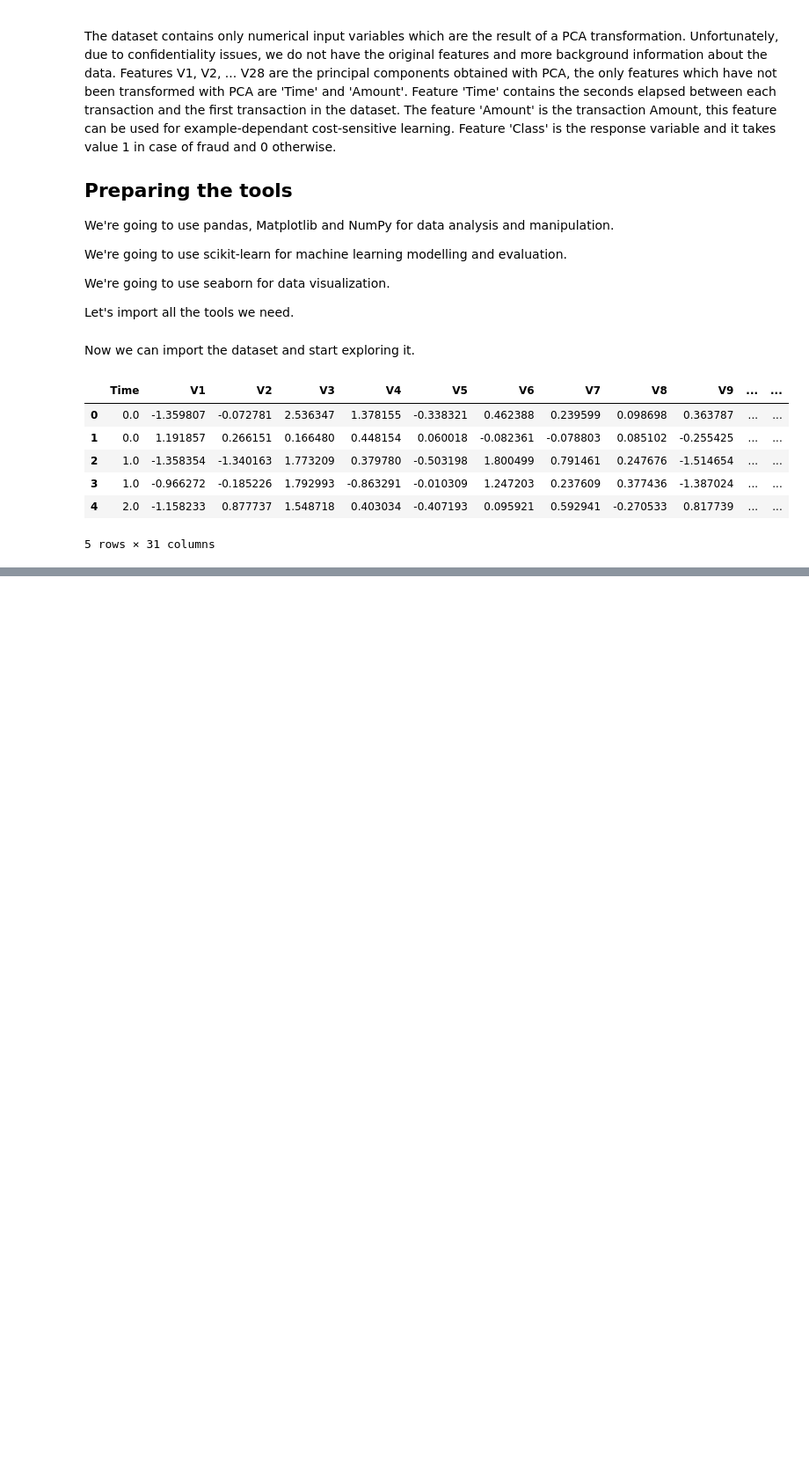
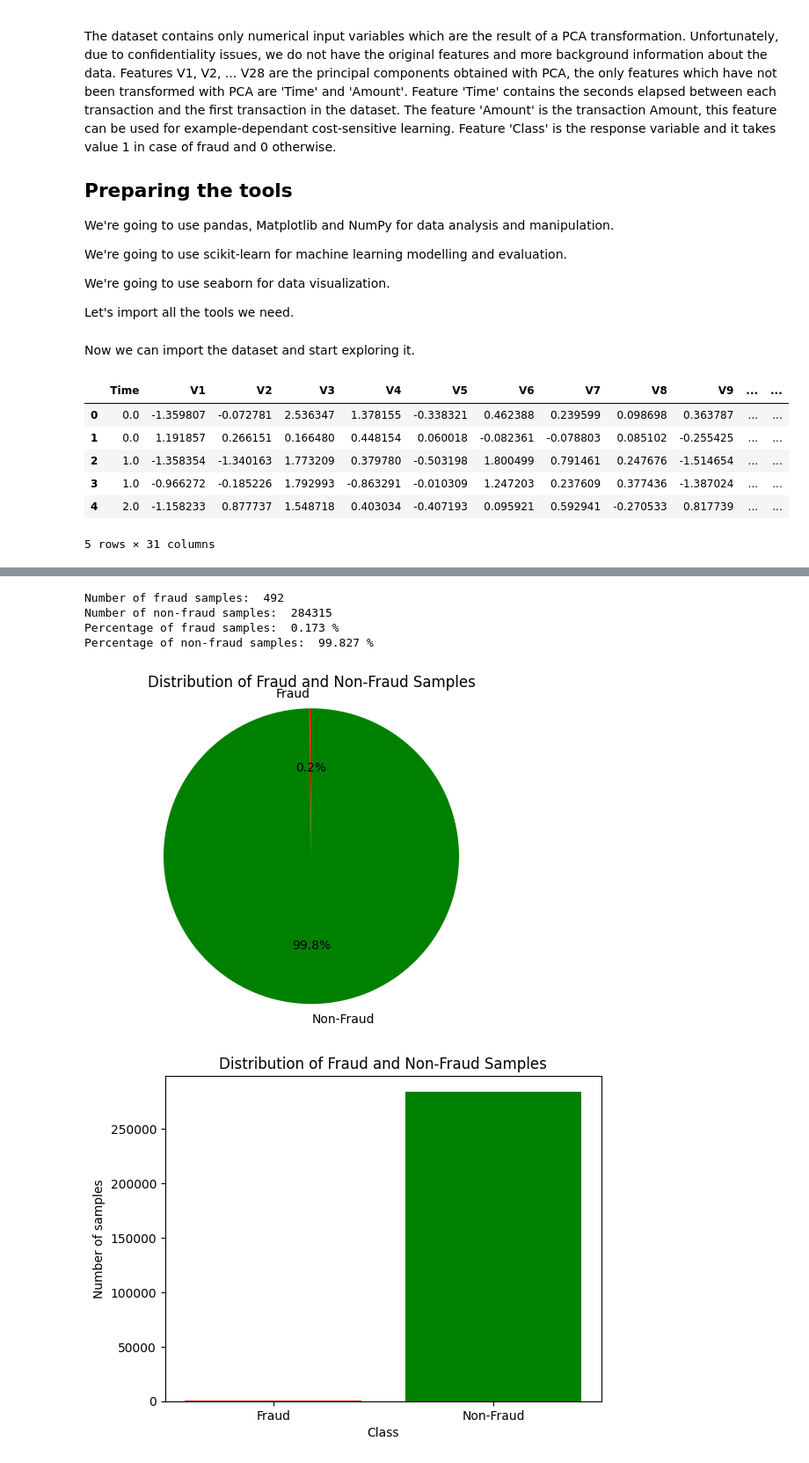
Before and after one commit to andreaoliveira9/Projeto-TAA-1, a Jupyter notebook: Project.ipynb, the cells around one changed output, grey strips where cells are left out. Shown at 88% size. Cells and saved outputs as stored; diff of their text form; code cells hidden in the pictures; blank space fills up the shorter version.

Commit message:
initial data setup and data overview

```diff
--- a/Project.ipynb
+++ b/Project.ipynb
@@ -44,0 +73,9 @@ data.head()
+# %%
+X = data[features]
+Y = data[label_column]
+
+m = len(X)
+n = len(X.columns)
+
+print("Number of samples: ", m)
+print("Number of features: ", n)
@@ -44,0 +89,35 @@ data.head()
+# %%
+fraud_samples = len(Y[Y == 1])
+non_fraud_samples = len(Y[Y == 0])
+
+print("Number of fraud samples: ", fraud_samples)
+
+print("Number of non-fraud samples: ", non_fraud_samples)
+
+print("Percentage of fraud samples: ", round(fraud_samples / m * 100, 3), "%")
+
+print("Percentage of non-fraud samples: ", round(non_fraud_samples / m * 100, 3), "%")
+
+# Ploting the data to see the distribution of fraud and non-fraud samples
+labels = ['Fraud', 'Non-Fraud']
+sizes = [fraud_samples, non_fraud_samples]
+colors = ['red','green']
+
+plt.pie(sizes, labels=labels, colors=colors, autopct='%1.1f%%', startangle=90)
+plt.axis('equal')
+plt.title('Distribution of Fraud and Non-Fraud Samples')
+plt.show()
+
+# Now with a bar chart to have a better view of the distribution
+plt.bar(labels, sizes, color=colors)
+plt.title('Distribution of Fraud and Non-Fraud Samples')
+plt.xlabel('Class')
+plt.ylabel('Number of samples')
+plt.show()
+# %% [output]
+Number of fraud samples:  492
+Number of non-fraud samples:  284315
+Percentage of fraud samples:  0.173 %
+Percentage of non-fraud samples:  99.827 %
+[figure, added]
+[figure, added]
```
Also changed, not shown: parts of 5 cells of this notebook.
